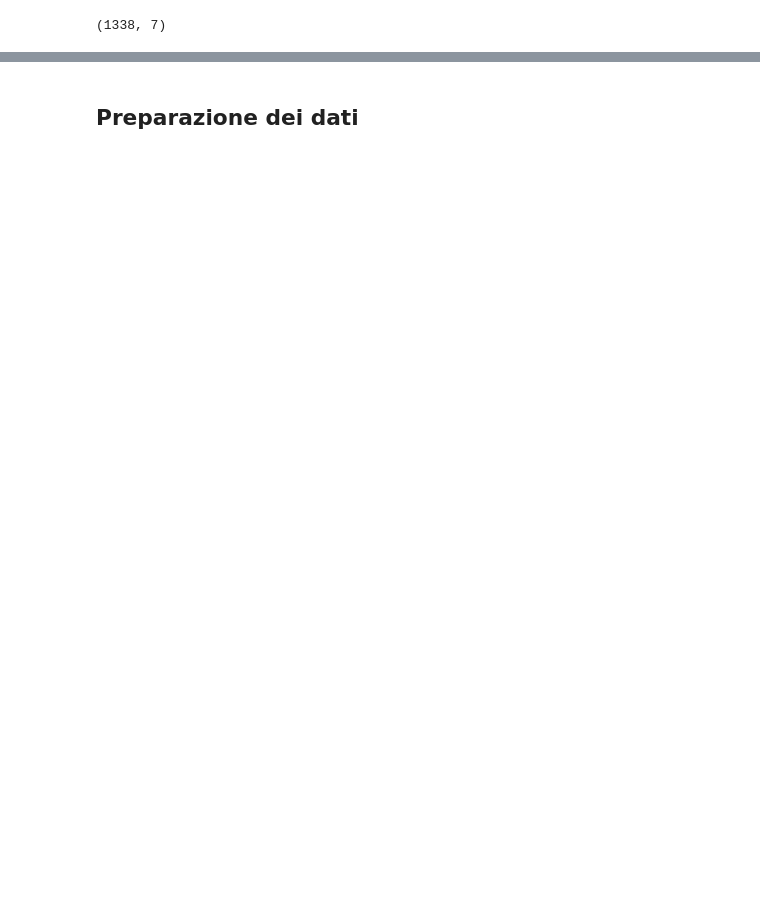
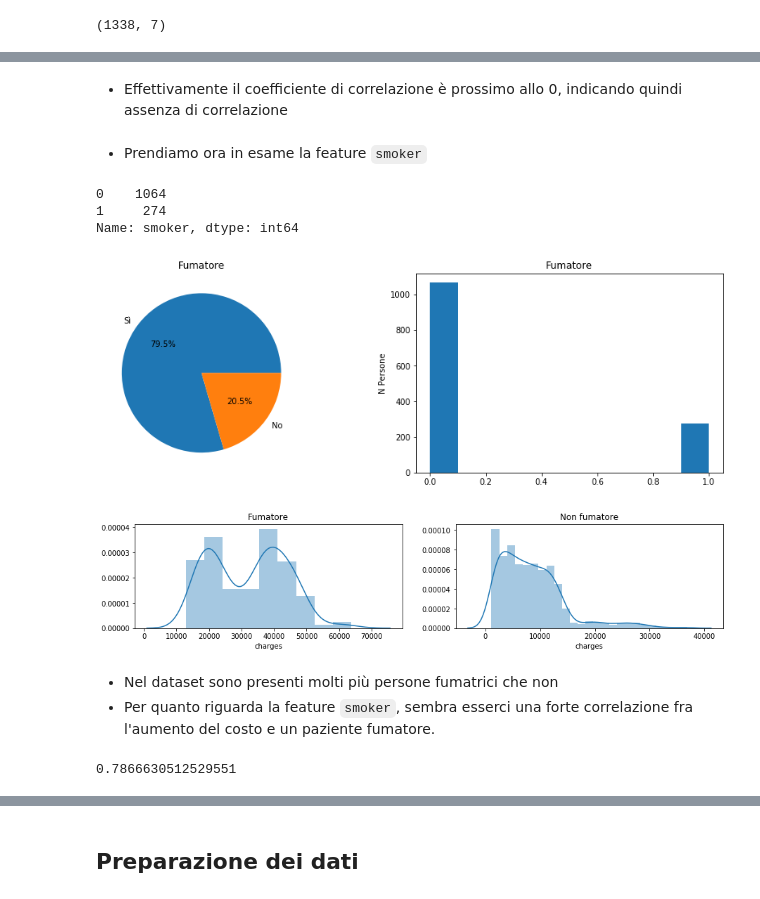
Before and after one commit to eliamarcantognini/DI_project, a Jupyter notebook: DI_Project.ipynb, the cells around one changed output, grey strips where cells are left out. Cells and saved outputs as stored; diff of their text form; code cells hidden in the pictures; blank space fills up the shorter version.

```diff
--- a/DI_Project.ipynb
+++ b/DI_Project.ipynb
@@ -75,0 +157,35 @@ insurance.tail(5)
+# %% [markdown]
+- Effettivamente il coefficiente di correlazione è prossimo allo 0, indicando quindi assenza di correlazione
+# %% [markdown]
+- Prendiamo ora in esame la feature `smoker`
+# %%
+plt.figure(figsize=(15, 10))
+# Distribuzione dei fumatori
+plt.subplot(2, 2, 1)
+plt.title('Fumatore')
+plt.pie(insurance.smoker.value_counts(), autopct='%1.1f%%', labels=['Sì','No']);
+
+plt.subplot(2, 2, 2)
+plt.title('Fumatore')
+plt.ylabel('N Persone')
+plt.hist(insurance.smoker)
+
+smoke = insurance_data.loc[insurance_data.smoker == 1]
+not_smoke = insurance_data.loc[insurance_data.smoker == 0]
+plt.figure(figsize=(15,6))
+sns.distplot(smoke['charges'], ax=plt.subplot(2,2,3)).set_title(label='Fumatore')
+sns.distplot(not_smoke['charges'], ax=plt.subplot(2,2,4)).set_title(label='Non fumatore');
+insurance.smoker.value_counts()
+# %% [output]
+0    1064
+1     274
+Name: smoker, dtype: int64
+[figure, added]
+[figure, added]
+# %% [markdown]
+- Nel dataset sono presenti molti più persone fumatrici che non
+- Per quanto riguarda la feature `smoker`, sembra esserci una forte correlazione fra l'aumento del costo e un paziente fumatore.
+# %%
+correlation(insurance_data.smoker, insurance_data.charges)
+# %% [output]
+0.7866630512529551
```
Also changed, not shown: parts of 89 cells of this notebook.
